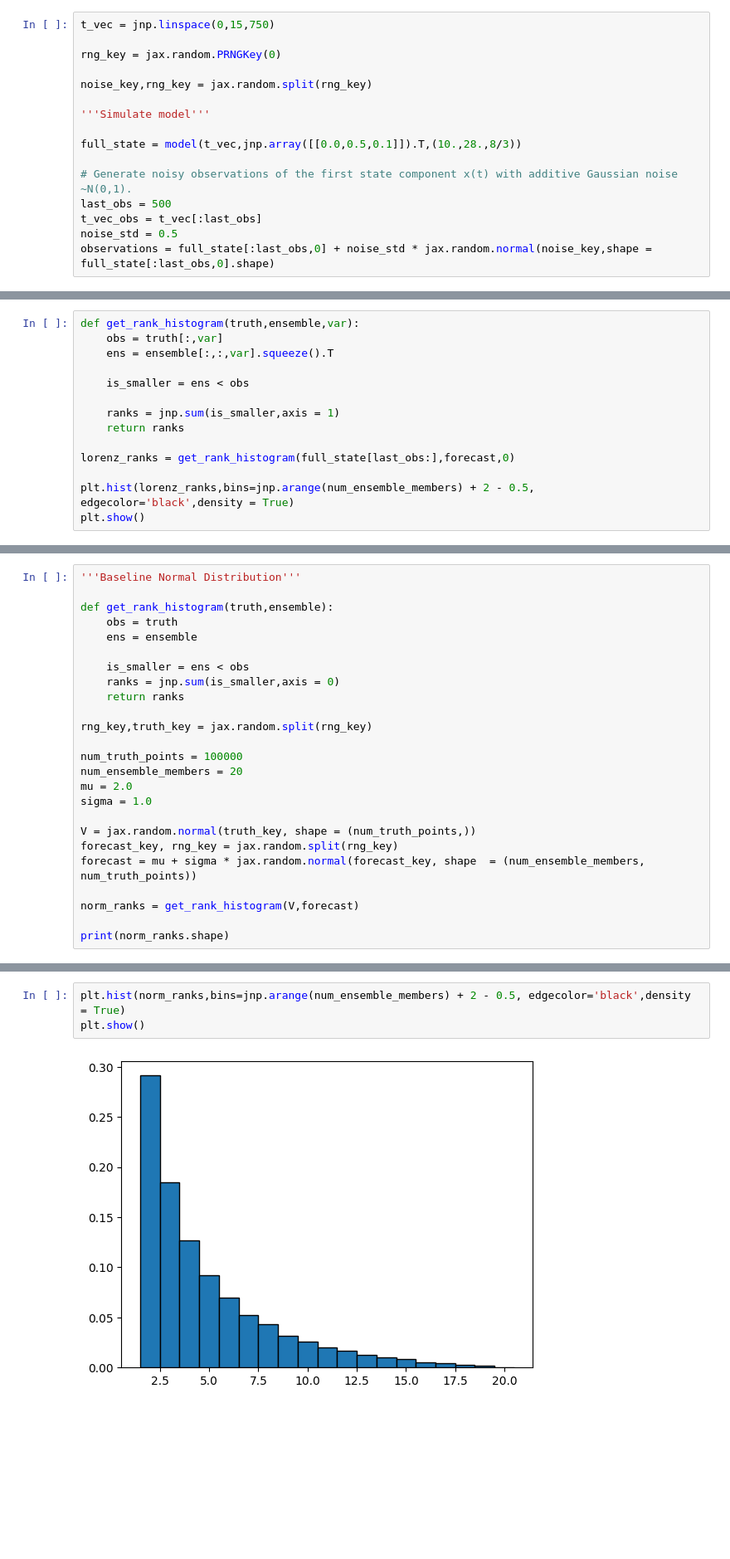
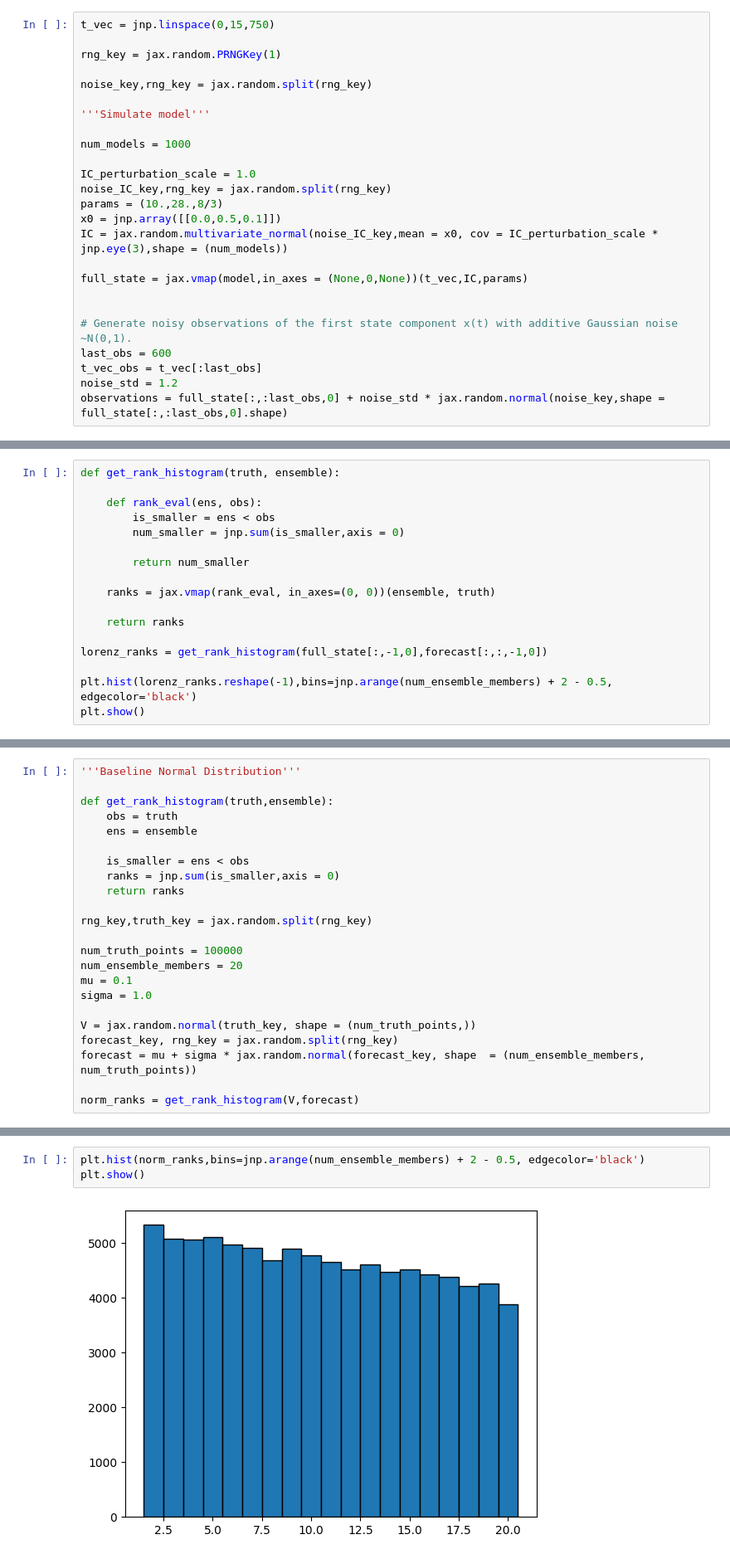
Before and after one commit to Averydx/bayesian_inf, a Jupyter notebook: lorenz_rank_histogram.ipynb, the cells around one changed output, grey strips where cells are left out. Shown at 83% size. Cells and saved outputs as stored; diff of their text form; blank space fills up the shorter version.

Commit message:
Rank histogram and MCMC solutions.

```diff
--- a/lorenz_rank_histogram.ipynb
+++ b/lorenz_rank_histogram.ipynb
@@ -36,18 +36,27 @@ def model(ts,y0,par):
 # %%
 t_vec = jnp.linspace(0,15,750)
 
-rng_key = jax.random.PRNGKey(0)
+rng_key = jax.random.PRNGKey(1)
 
 noise_key,rng_key = jax.random.split(rng_key)
 
 '''Simulate model'''
 
-full_state = model(t_vec,jnp.array([[0.0,0.5,0.1]]).T,(10.,28.,8/3))
+num_models = 1000
+
+IC_perturbation_scale = 1.0
+noise_IC_key,rng_key = jax.random.split(rng_key)
+params = (10.,28.,8/3)
+x0 = jnp.array([[0.0,0.5,0.1]])
+IC = jax.random.multivariate_normal(noise_IC_key,mean = x0, cov = IC_perturbation_scale * jnp.eye(3),shape = (num_models))
+
+full_state = jax.vmap(model,in_axes = (None,0,None))(t_vec,IC,params)
+
 
 # Generate noisy observations of the first state component x(t) with additive Gaussian noise ~N(0,1).
-last_obs = 500
+last_obs = 600
 t_vec_obs = t_vec[:last_obs]
-noise_std = 0.5
-observations = full_state[:last_obs,0] + noise_std * jax.random.normal(noise_key,shape = full_state[:last_obs,0].shape)
+noise_std = 1.2
+observations = full_state[:,:last_obs,0] + noise_std * jax.random.normal(noise_key,shape = full_state[:,:last_obs,0].shape)
 # %%
 plt.title('Observations of x over Time ')
@@ -171,15 +201,18 @@ plt.show()
 # %%
-def get_rank_histogram(truth,ensemble,var):
-    obs = truth[:,var]
-    ens = ensemble[:,:,var].squeeze().T
+def get_rank_histogram(truth, ensemble):
 
-    is_smaller = ens < obs
+    def rank_eval(ens, obs):
+        is_smaller = ens < obs
+        num_smaller = jnp.sum(is_smaller,axis = 0)
 
-    ranks = jnp.sum(is_smaller,axis = 1)
+        return num_smaller
+
+    ranks = jax.vmap(rank_eval, in_axes=(0, 0))(ensemble, truth)
+
     return ranks
 
-lorenz_ranks = get_rank_histogram(full_state[last_obs:],forecast,0)
+lorenz_ranks = get_rank_histogram(full_state[:,-1,0],forecast[:,:,-1,0])
 
-plt.hist(lorenz_ranks,bins=jnp.arange(num_ensemble_members) + 2 - 0.5, edgecolor='black',density = True)
+plt.hist(lorenz_ranks.reshape(-1),bins=jnp.arange(num_ensemble_members) + 2 - 0.5, edgecolor='black')
 plt.show()
 # %% [output]
@@ -201,7 +251,7 @@ rng_key,truth_key = jax.random.split(rng_key)
 
 num_truth_points = 100000
 num_ensemble_members = 20
-mu = 2.0
+mu = 0.1
 sigma = 1.0
 
 V = jax.random.normal(truth_key, shape = (num_truth_points,))
@@ -209,5 +259,3 @@ forecast_key, rng_key = jax.random.split(rng_key)
 forecast = mu + sigma * jax.random.normal(forecast_key, shape  = (num_ensemble_members, num_truth_points))
 
 norm_ranks = get_rank_histogram(V,forecast)
-
-print(norm_ranks.shape)
@@ -216,5 +262,5 @@ print(norm_ranks.shape)
 # %%
-plt.hist(norm_ranks,bins=jnp.arange(num_ensemble_members) + 2 - 0.5, edgecolor='black',density = True)
+plt.hist(norm_ranks,bins=jnp.arange(num_ensemble_members) + 2 - 0.5, edgecolor='black')
 plt.show()
 # %% [output]
-[figure, old version]
+[figure, new version]
```
Also changed, not shown: parts of 13 cells of this notebook, 4 other files.
